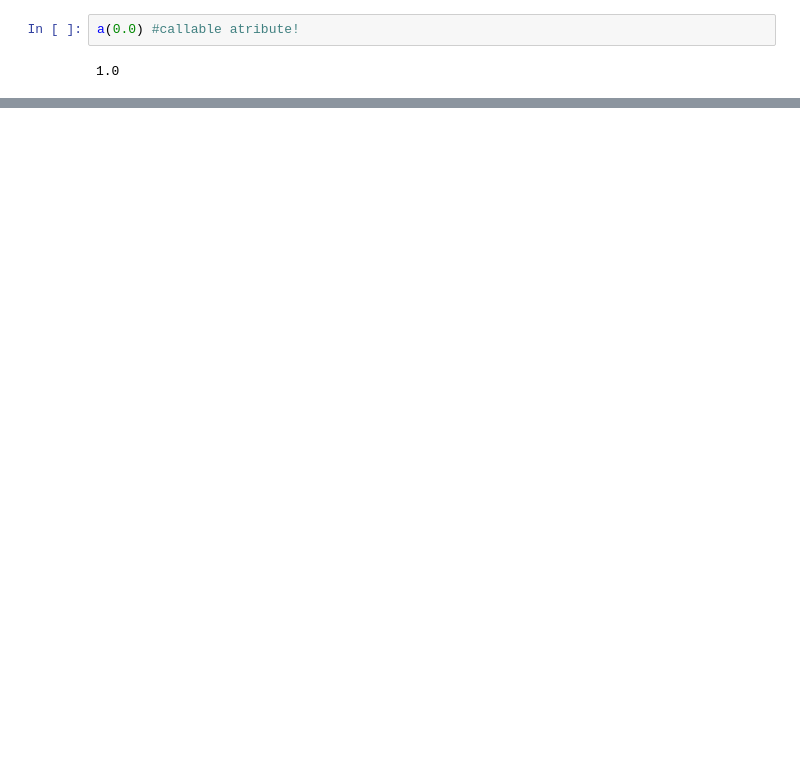
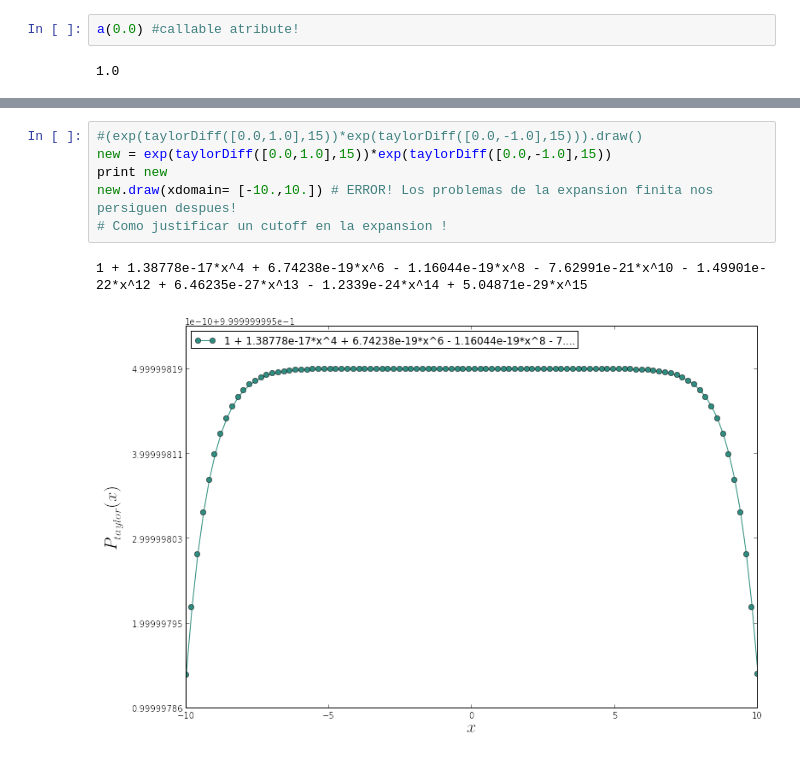
Before and after one commit to zamorays/metodos_rigurosos, a Jupyter notebook: clases/specFunctions_Taylor.ipynb, the cells around one changed output, grey strips where cells are left out. Saved outputs shown, nothing was run; the diff lists cells and outputs as text; blank space fills up the shorter version.

```diff
--- a/clases/specFunctions_Taylor.ipynb
+++ b/clases/specFunctions_Taylor.ipynb
@@ -167,0 +179,9 @@ for n in range(5):
+# %%
+#(exp(taylorDiff([0.0,1.0],15))*exp(taylorDiff([0.0,-1.0],15))).draw()
+new = exp(taylorDiff([0.0,1.0],15))*exp(taylorDiff([0.0,-1.0],15))
+print new
+new.draw(xdomain= [-10.,10.]) # ERROR! Los problemas de la expansion finita nos persiguen despues!
+# Como justificar un cutoff en la expansion !
+# %% [output]
+1 + 1.38778e-17*x^4 + 6.74238e-19*x^6 - 1.16044e-19*x^8 - 7.62991e-21*x^10 - 1.49901e-22*x^12 + 6.46235e-27*x^13 - 1.2339e-24*x^14 + 5.04871e-29*x^15
+[figure, added]
```
Also changed, not shown: parts of 135 cells of this notebook, 1 other file.
